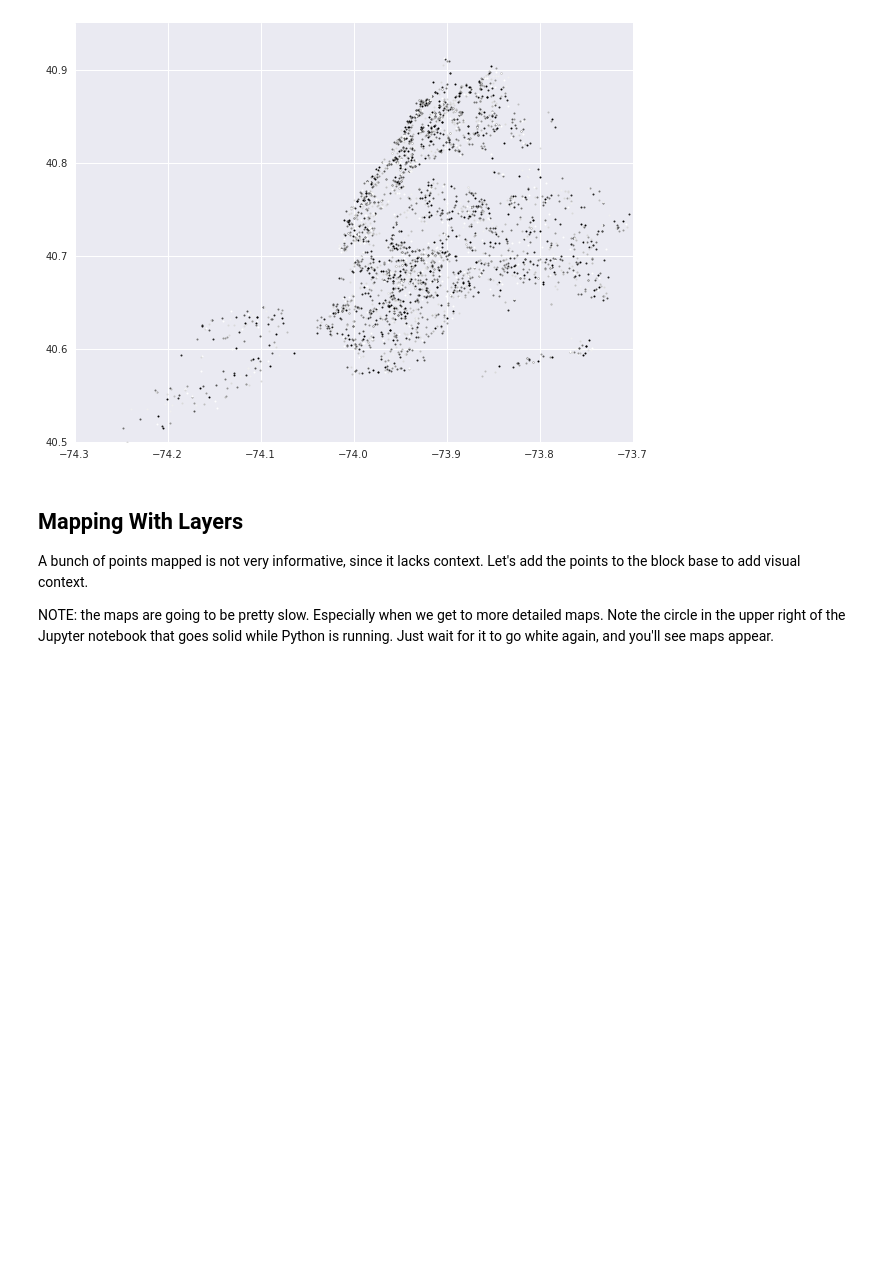
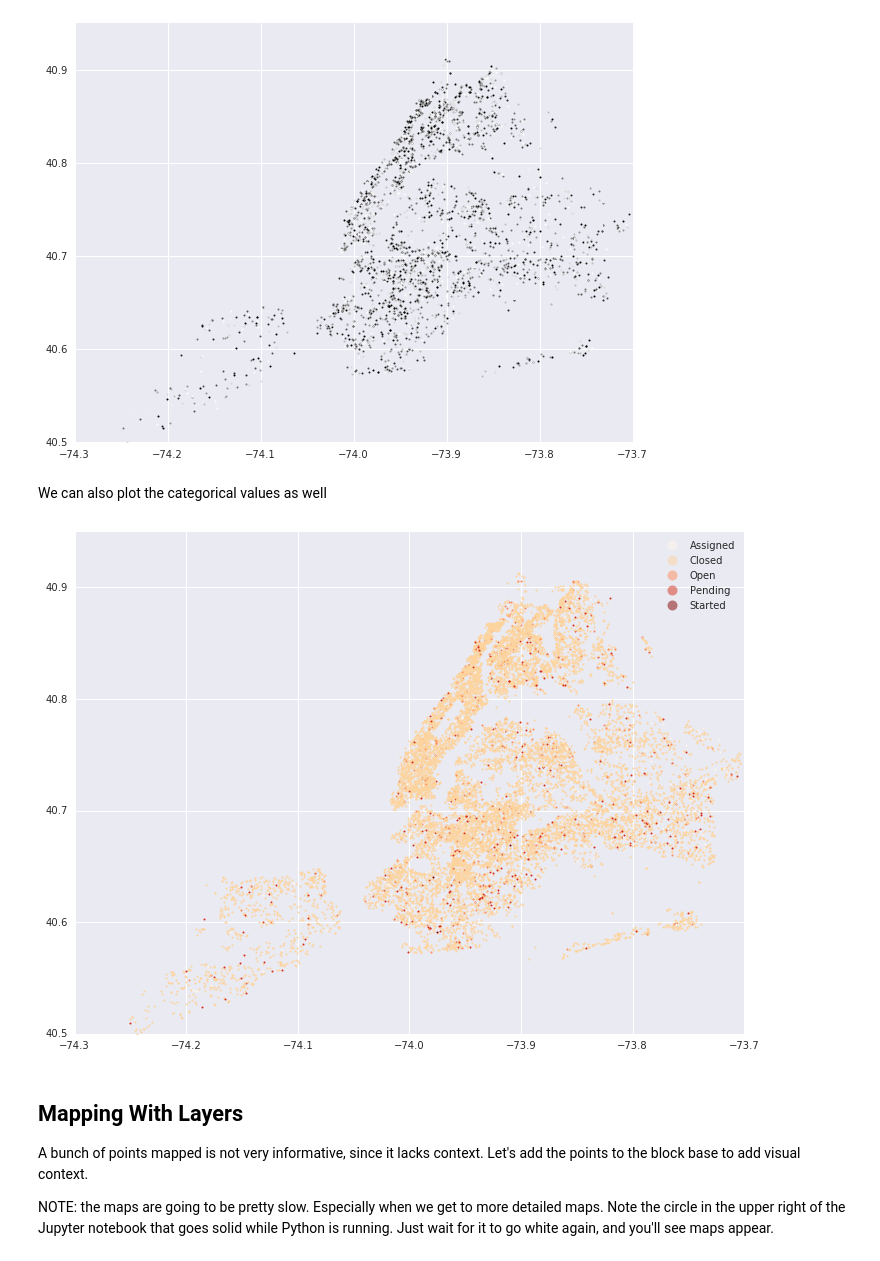
Before and after one commit to Casyfill/AUD_Metropolitan_Data, a Jupyter notebook: l3/Spatial_Analysis.ipynb, the cells around one changed output. Saved outputs shown, nothing was run; the diff lists cells and outputs as text; code cells hidden in the pictures; blank space fills up the shorter version.

```diff
--- a/l3/Spatial_Analysis.ipynb
+++ b/l3/Spatial_Analysis.ipynb
@@ -408,6 +412,12 @@ OK, now it looks good, so let's see what it looks like mapped.
 geocomplaints[:3000].plot();
 # %% [output]
 [figure]
+# %% [markdown]
+We can also plot the categorical values as well
+# %%
+geocomplaints.plot('Status', cmap='OrRd', figsize=(12,10), categorical=True, legend=True);
+# %% [output]
+[figure, added]
 # %% [markdown]
 ## Mapping With Layers
 
```
Also changed, not shown: parts of 34 cells of this notebook, 3 other files.
